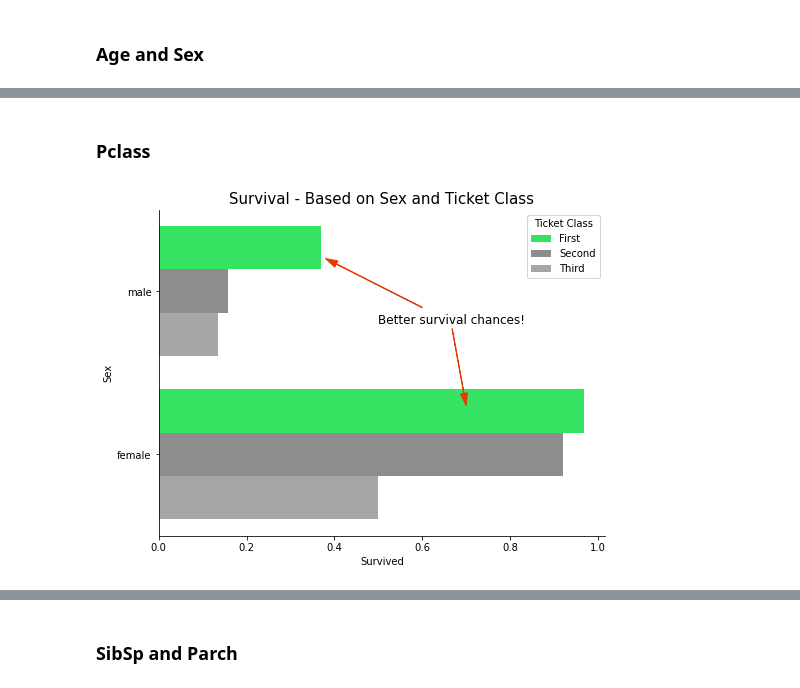
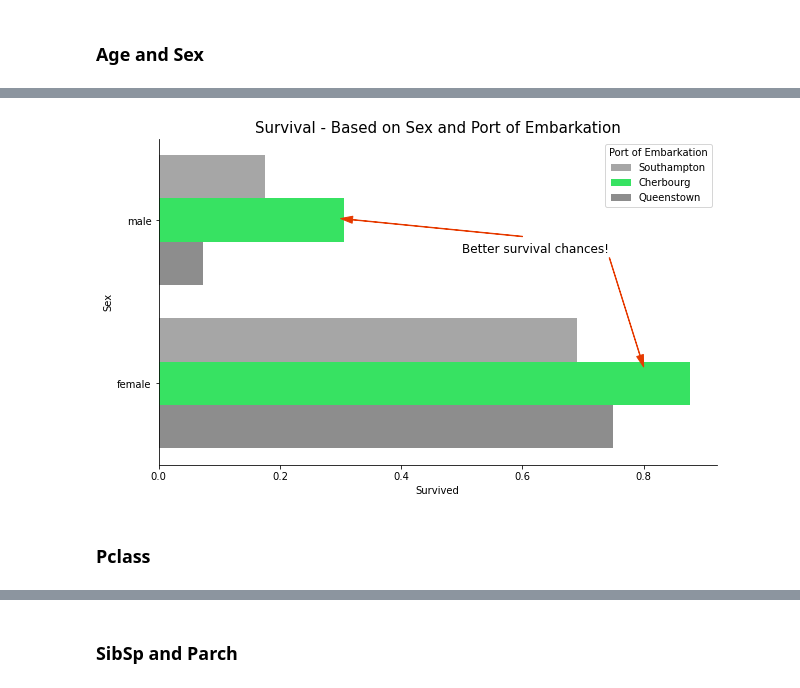
Before and after one commit to nishantnayar/Titanic, a Jupyter notebook: Titanic.ipynb, the cells around one changed output, grey strips where cells are left out. Drawn from its saved outputs; the diff is of its cells as text; code cells hidden in the pictures.

Commit message:
Embarkation

```diff
--- a/Titanic.ipynb
+++ b/Titanic.ipynb
@@ -244,28 +244,28 @@ FacetGrid.add_legend()
+# %%
+#palette = sns.color_palette("Blues")
+#palette.reverse()
+colors = ['#A6A6A6', '#1AFF54', '#8D8D8D' ]
+sns.set_palette(sns.color_palette(colors))
+fig, axes = plt.subplots(figsize=(10, 6))
+ax=sns.barplot(x='Survived',
+            y='Sex',
+            hue = 'Embarked',
+            data=train_df,
+              ci=0)
+ax.spines['top'].set_visible(False)
+ax.spines['right'].set_visible(False)
+ax.spines['left'].set_visible(True)
+ax.spines['bottom'].set_visible(True)
+ax.annotate('Better survival chances!', xy=(0.8, 0.9), xytext=(0.5, 0.2),
+            fontsize=12,
+            arrowprops={'width':0.4,'headwidth':7,'color':'#E63A00'})
+ax.annotate('',xy=(0.3, -0.01), xytext=(0.6, 0.1),
+                        arrowprops={'width':0.4,'headwidth':7,'color':'#E63A00'})
+ax.set_title('Survival - Based on Sex and Port of Embarkation', fontsize=15)
+legend_labels, _= ax.get_legend_handles_labels()
+ax.legend(legend_labels, ['Southampton','Cherbourg','Queenstown'],title='Port of Embarkation')
+fig.savefig('./img/Embarkation.png', transparent=True)
+# %% [output]
+[figure, added]
 # %% [markdown]
 ### Pclass
-# %%
-#palette = sns.color_palette("Blues")
-#palette.reverse()
-colors = ['#1AFF54',  '#8D8D8D', '#A6A6A6']
-sns.set_palette(sns.color_palette(colors))
-fig, axes = plt.subplots(figsize=(8, 6))
-ax=sns.barplot(x='Survived',
-            y='Sex',
-            hue = 'Pclass',
-            data=train_df,
-              ci=0)
-ax.spines['top'].set_visible(False)
-ax.spines['right'].set_visible(False)
-ax.spines['left'].set_visible(True)
-ax.spines['bottom'].set_visible(True)
-ax.annotate('Better survival chances!', xy=(0.7, 0.7), xytext=(0.5, 0.2),
-            fontsize=12,
-            arrowprops={'width':0.4,'headwidth':7,'color':'#E63A00'})
-ax.annotate('',xy=(0.38, -0.2), xytext=(0.6, 0.1),
-                        arrowprops={'width':0.4,'headwidth':7,'color':'#E63A00'})
-ax.set_title('Survival - Based on Sex and Ticket Class', fontsize=15)
-legend_labels, _= ax.get_legend_handles_labels()
-ax.legend(legend_labels, ['First','Second','Third'],title='Ticket Class')
-fig.savefig('./img/Sex-Ticket.png', transparent=True)
-# %% [output]
-[figure, removed]
```
Also changed, not shown: parts of 24 cells of this notebook, 1 other file.
